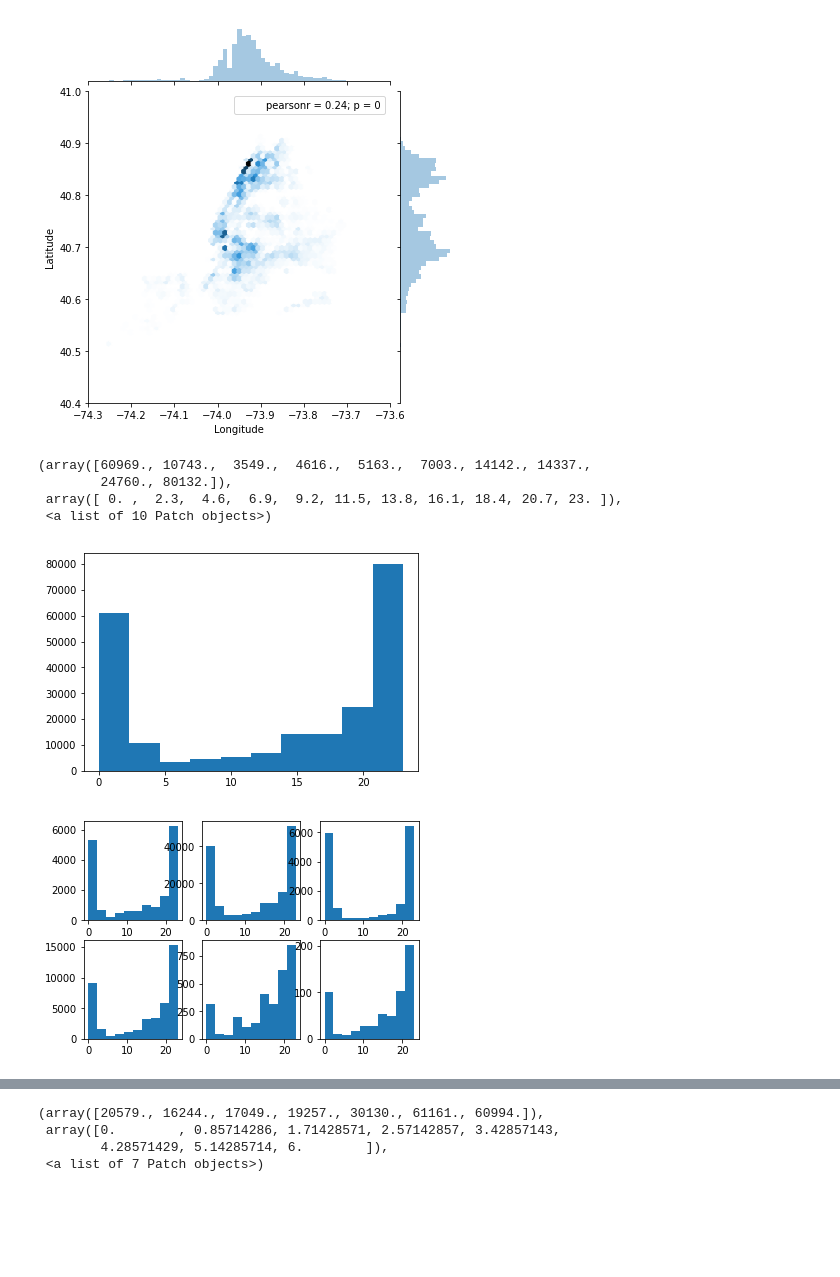
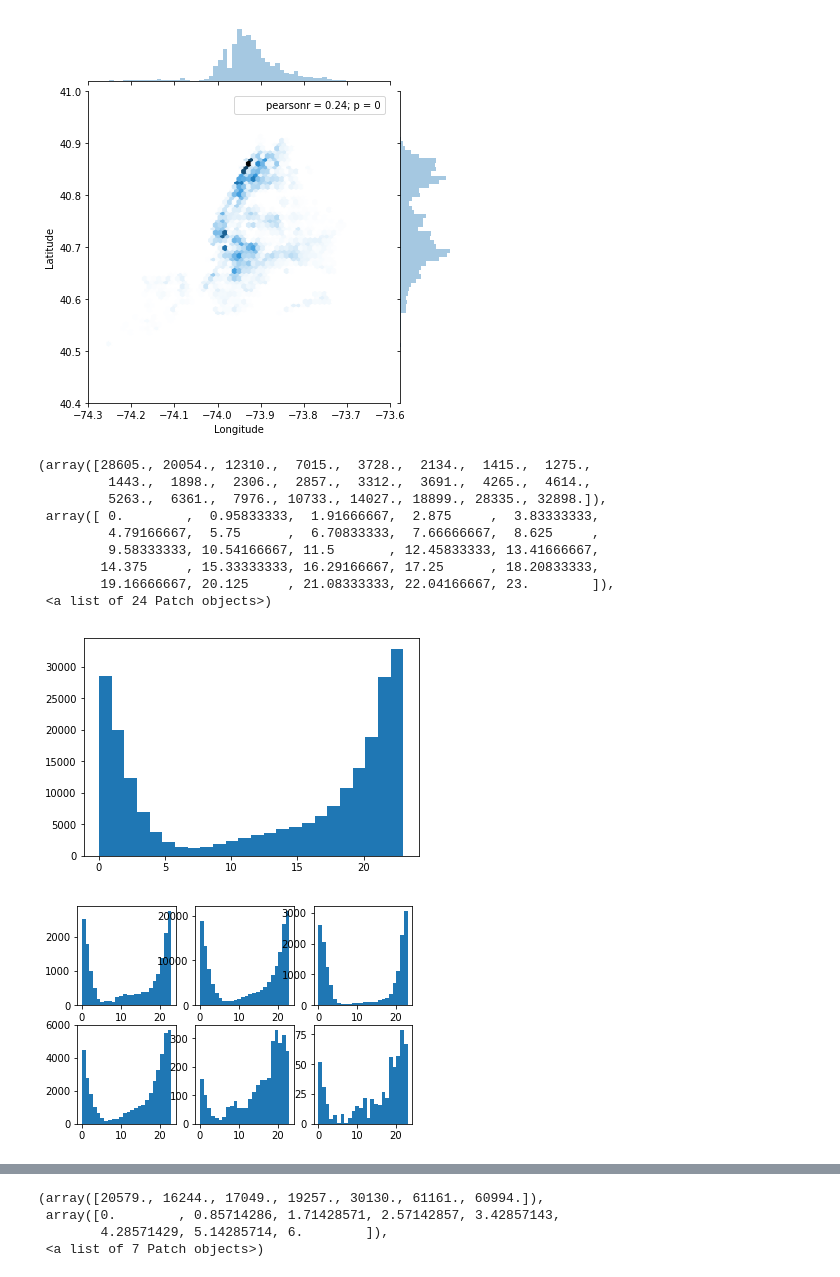
Before and after one commit to TrifectaIII/Data-Science-Final, a Jupyter notebook: DataScienceFinal.ipynb, the cells around one changed output, grey strips where cells are left out. Cells and saved outputs as stored; diff of their text form; code cells hidden in the pictures; blank space fills up the shorter version.

```diff
--- a/DataScienceFinal.ipynb
+++ b/DataScienceFinal.ipynb
@@ -197,40 +226,45 @@ sns.jointplot(x="Longitude", y="Latitude", data=calldata, kind="hex",xlim = (-74
 # %%
 #sns.jointplot(x="Longitude", y="Latitude", data=calldata, kind="kde",xlim = (-74.3,-73.6),ylim = (40.4,41))
 # %%
-plt.hist(calldata['Hour'])
+plt.hist(calldata['Hour'],24)
 # %% [output]
-(array([60969., 10743.,  3549.,  4616.,  5163.,  7003., 14142., 14337.,
-        24760., 80132.]),
- array([ 0. ,  2.3,  4.6,  6.9,  9.2, 11.5, 13.8, 16.1, 18.4, 20.7, 23. ]),
- <a list of 10 Patch objects>)
+(array([28605., 20054., 12310.,  7015.,  3728.,  2134.,  1415.,  1275.,
+         1443.,  1898.,  2306.,  2857.,  3312.,  3691.,  4265.,  4614.,
+         5263.,  6361.,  7976., 10733., 14027., 18899., 28335., 32898.]),
+ array([ 0.        ,  0.95833333,  1.91666667,  2.875     ,  3.83333333,
+         4.79166667,  5.75      ,  6.70833333,  7.66666667,  8.625     ,
+         9.58333333, 10.54166667, 11.5       , 12.45833333, 13.41666667,
+        14.375     , 15.33333333, 16.29166667, 17.25      , 18.20833333,
+        19.16666667, 20.125     , 21.08333333, 22.04166667, 23.        ]),
+ <a list of 24 Patch objects>)
-[figure, old version]
+[figure, new version]
 # %%
 #Locations by hour
 
 fig = plt.figure()
 
 ax1 = fig.add_subplot(2, 3, 1)
-ax1.hist(store['Hour'])
+ax1.hist(store['Hour'],24)
 #ax1.title('Store/Commercial')
 ax2 = fig.add_subplot(2, 3, 2)
-ax2.hist(house['Hour'])
+ax2.hist(house['Hour'],24)
 #ax2.title('Residential Building/House')
 ax3 = fig.add_subplot(2, 3, 3)
-ax3.hist(club['Hour'])
+ax3.hist(club['Hour'],24)
 #ax3.title('Club/Bar/Restaurant')
 ax4 = fig.add_subplot(2, 3, 4)
-ax4.hist(street['Hour'])
+ax4.hist(street['Hour'],24)
 #ax4.title('Street/Sidewalk')
 ax5 = fig.add_subplot(2, 3, 5)
-ax5.hist(park['Hour'])
+ax5.hist(park['Hour'],24)
 #ax5.title('Park/Playground')
 ax6 = fig.add_subplot(2, 3, 6)
-ax6.hist(church['Hour'])
+ax6.hist(church['Hour'],24)
 #ax6.title('House of Worship')
 
 plt.show()
 # %% [output]
-[figure, old version]
+[figure, new version]
 # %%
 #Borough by hour
 
```
Also changed, not shown: parts of 11 cells of this notebook.
